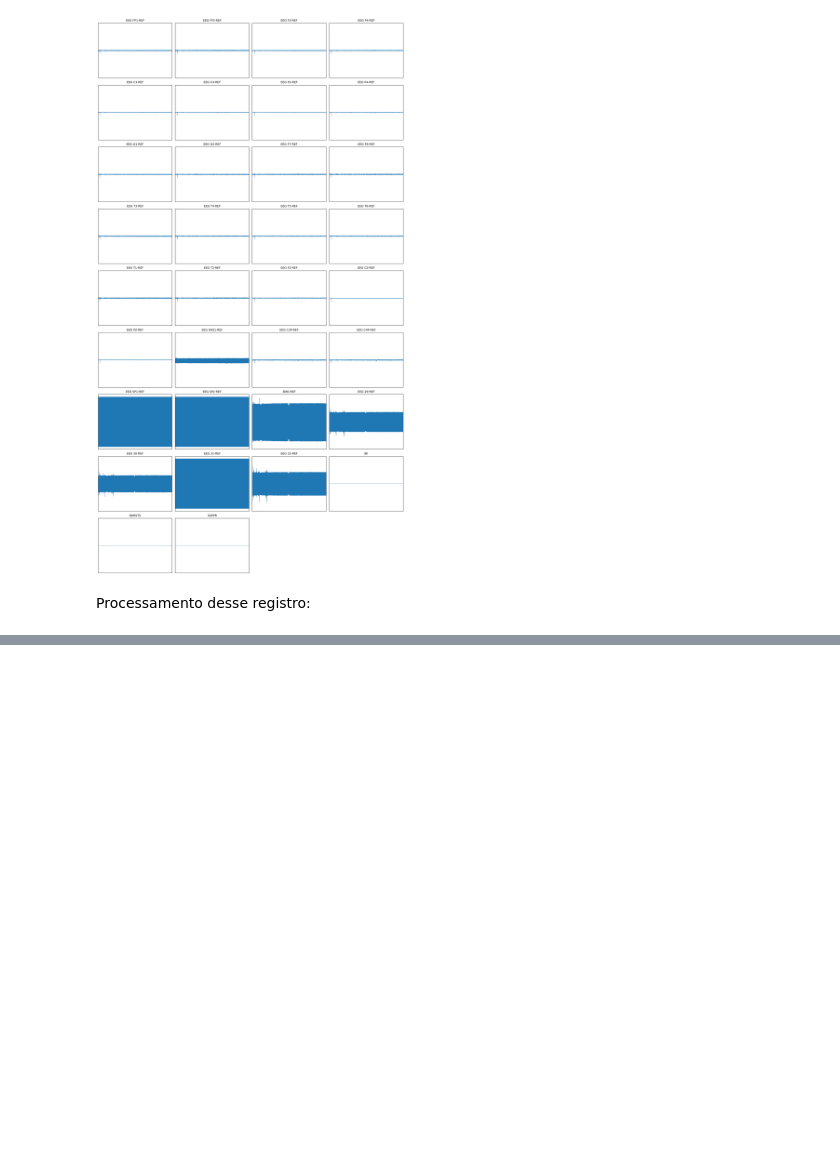
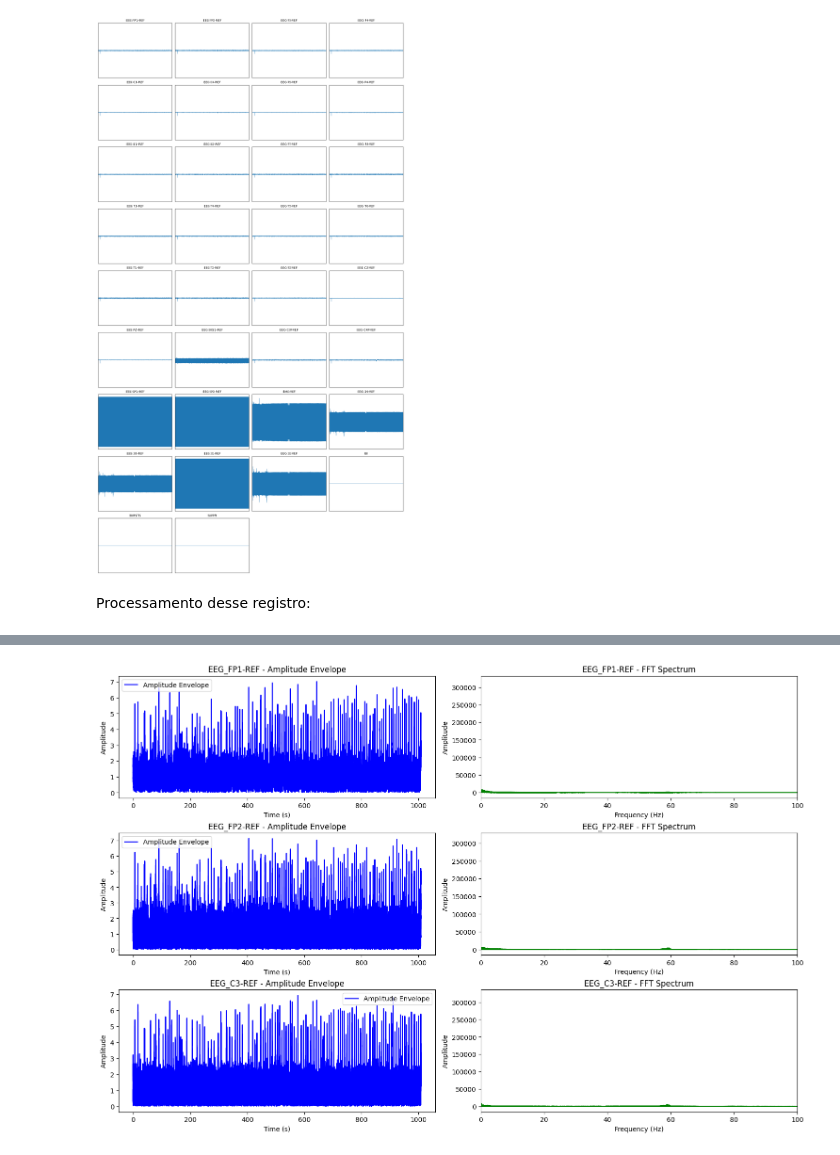
Before and after one commit to labneoc/generativediffusion, a Jupyter notebook: preprocessing.ipynb, the cells around one changed output, grey strips where cells are left out. Saved outputs shown, nothing was run; the diff lists cells and outputs as text; code cells hidden in the pictures; blank space fills up the shorter version.

```diff
--- a/preprocessing.ipynb
+++ b/preprocessing.ipynb
@@ -329,0 +467,66 @@ plt.show()
+# %%
+def holo_hilbert_analysis_optimized(processed_data_dir, selected_channels, sampling_freq):
+    """
+    Perform optimized Holo-Hilbert spectral analysis on EEG data.
+
+    Parameters:
+    - processed_data_dir: Path to the folder containing processed EEG data files.
+    - selected_channels: List of channels to analyze.
+    - sampling_freq: Sampling frequency of the EEG data (in Hz).
+    """
+    # Initialize variables
+    amplitudes = []
+    instantaneous_frequencies = []
+    time = None
+
+    for channel in selected_channels:
+        # Load processed data for the channel
+        file_path = f"{processed_data_dir}/{channel}.npy"
+        signal = np.load(file_path)
+
+        # Compute the Hilbert transform to get the analytic signal
+        analytic_signal = hilbert(signal)
+        amplitude_envelope = np.abs(analytic_signal)
+        instantaneous_phase = np.unwrap(np.angle(analytic_signal))
+
+        # Compute the instantaneous frequency
+        inst_freq = np.diff(instantaneous_phase) * (sampling_freq / (2.0 * np.pi))
+
+        # Compute FFT for spectral analysis
+        spectrum = np.abs(fft(amplitude_envelope))
+
+        # Store results
+        amplitudes.append(amplitude_envelope)
+        instantaneous_frequencies.append(inst_freq)
+        if time is None:
+            time = np.arange(len(signal)) / sampling_freq
+
+    # Plot results
+    fig, axes = plt.subplots(len(selected_channels), 2, figsize=(15, 10), constrained_layout=True)
+
+    for i, (ch_name, amp, freq) in enumerate(zip(selected_channels, amplitudes, instantaneous_frequencies)):
+        # Holo-Hilbert Amplitude Spectrum
+        axes[i, 0].plot(time, amp, label="Amplitude Envelope", color="blue")
+        axes[i, 0].set_title(f"{ch_name} - Amplitude Envelope")
+        axes[i, 0].set_xlabel("Time (s)")
+        axes[i, 0].set_ylabel("Amplitude")
+        axes[i, 0].legend()
+
+        # Spectral Analysis (FFT)
+        freqs = np.fft.fftfreq(len(amp), d=1/sampling_freq)
+        fft_spectrum = np.abs(fft(amp))
+        axes[i, 1].plot(freqs[:len(freqs)//2], fft_spectrum[:len(fft_spectrum)//2], color="green")
+        axes[i, 1].set_title(f"{ch_name} - FFT Spectrum")
+        axes[i, 1].set_xlabel("Frequency (Hz)")
+        axes[i, 1].set_ylabel("Amplitude")
+        axes[i, 1].set_xlim(0, 100)  # Focus on 0-100 Hz range for EEG
+
+    plt.show()
+
+# Example usage
+selected_channels = ["EEG_FP1-REF", "EEG_FP2-REF", "EEG_C3-REF"]
+sampling_freq = 256  # Example sampling frequency (Hz)
+
+holo_hilbert_analysis_optimized(output_dir, selected_channels, sampling_freq)
+# %% [output]
+[figure, added]
```
Also changed, not shown: parts of 10 cells of this notebook, 37 other files.
